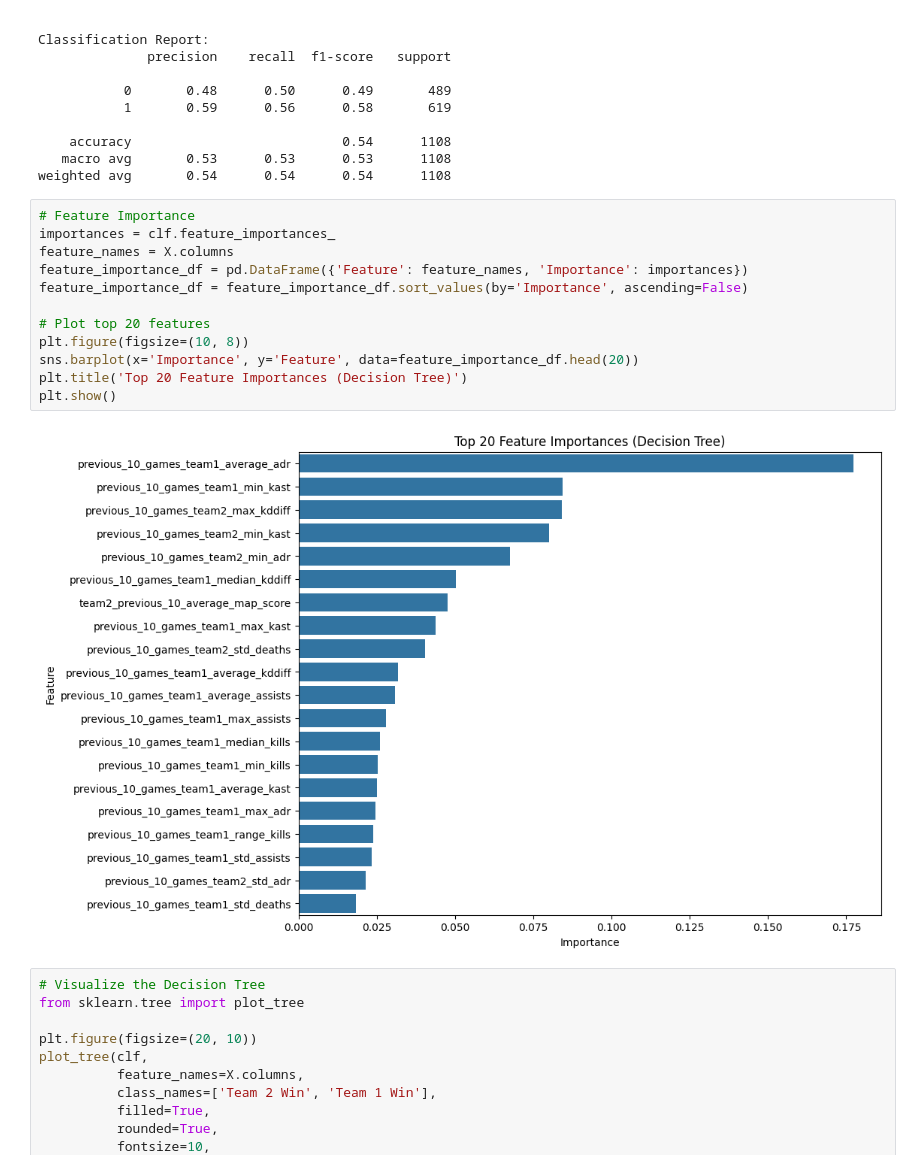
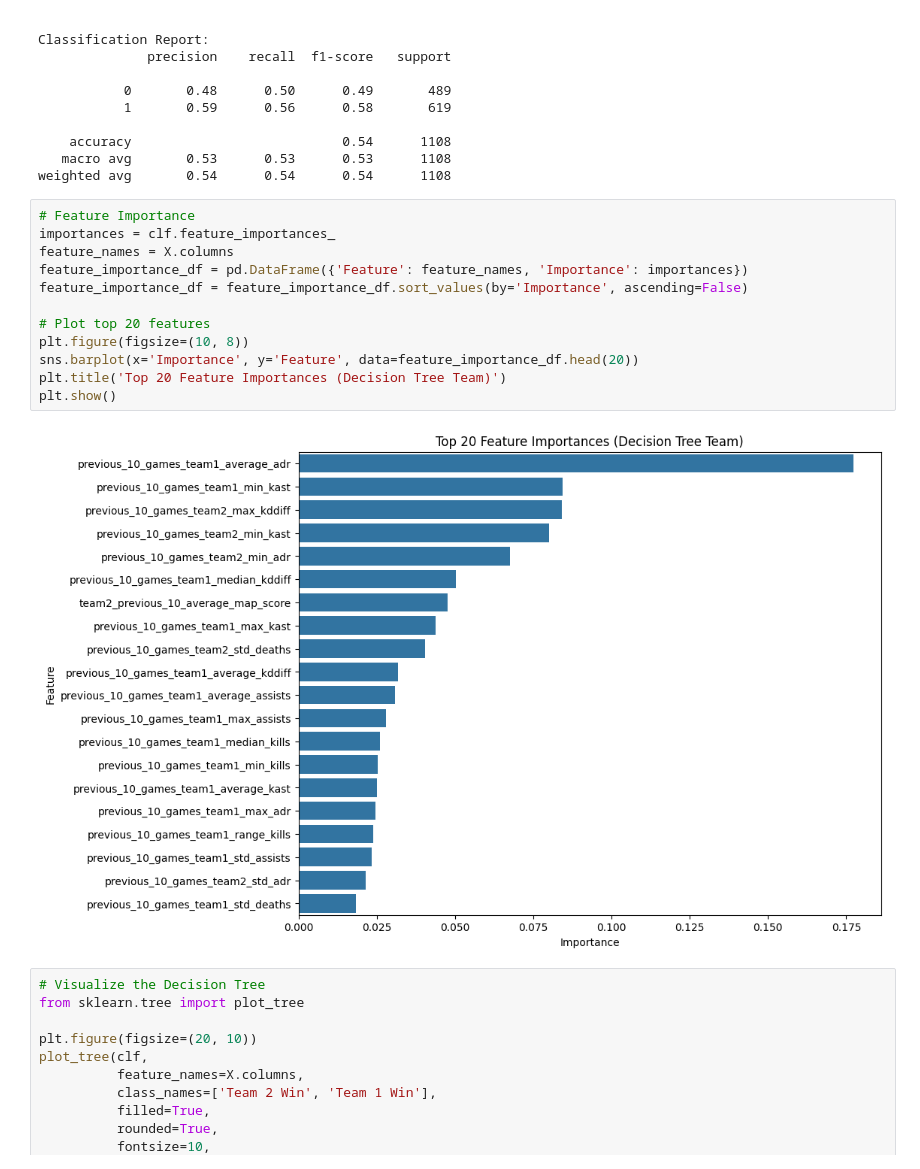
Before and after one commit to rhit-liub5/CSSE415Project, a Jupyter notebook: project/team_set/decision_tree_analysis_team.ipynb, the cells around one changed output. Drawn from its saved outputs; the diff is of its cells as text.

```diff
--- a/project/team_set/decision_tree_analysis_team.ipynb
+++ b/project/team_set/decision_tree_analysis_team.ipynb
@@ -116,17 +116,17 @@ weighted avg       0.54      0.54      0.54      1108
 # %%
 # Feature Importance
 importances = clf.feature_importances_
 feature_names = X.columns
 feature_importance_df = pd.DataFrame({'Feature': feature_names, 'Importance': importances})
 feature_importance_df = feature_importance_df.sort_values(by='Importance', ascending=False)
 
 # Plot top 20 features
 plt.figure(figsize=(10, 8))
 sns.barplot(x='Importance', y='Feature', data=feature_importance_df.head(20))
-plt.title('Top 20 Feature Importances (Decision Tree)')
+plt.title('Top 20 Feature Importances (Decision Tree Team)')
 plt.show()
 # %% [output]
-[figure, old version]
+[figure, new version]
 # %%
 # Visualize the Decision Tree
 from sklearn.tree import plot_tree
```
Also changed, not shown: 3 other files.
